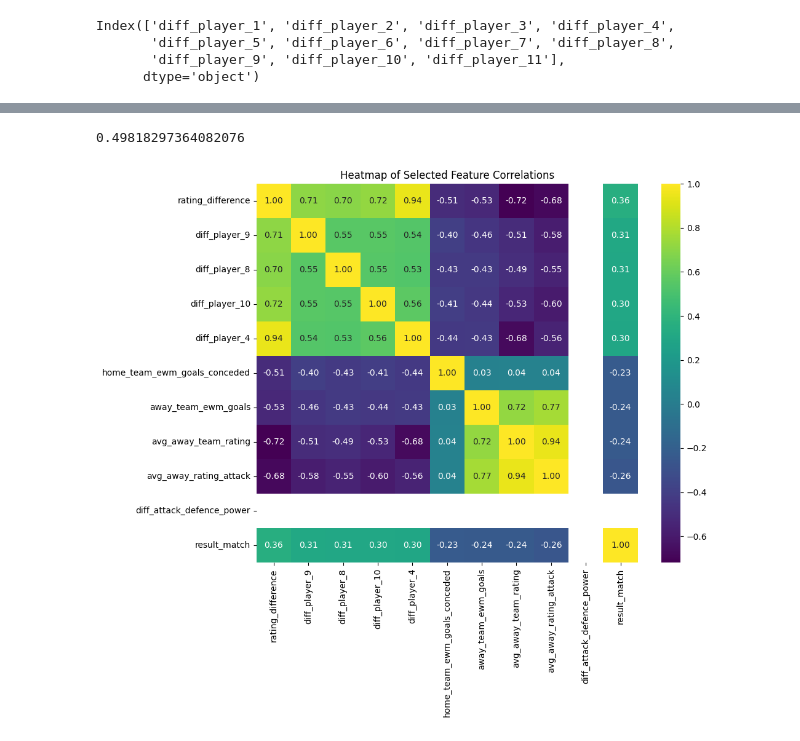
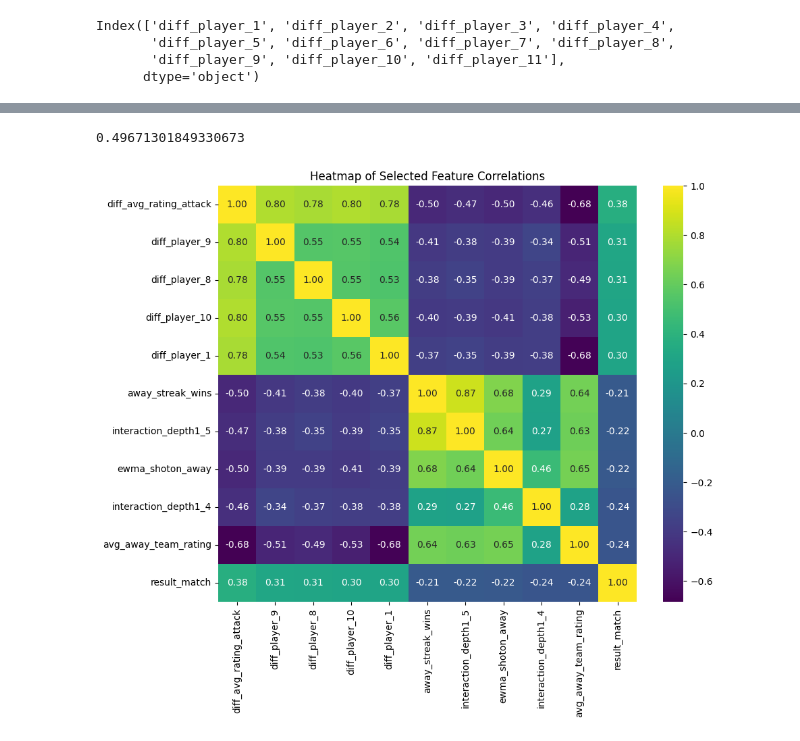
Before and after one commit to kamil0920/aws_football, a Jupyter notebook: pipelines/feature_engnering.ipynb, the cells around one changed output, grey strips where cells are left out. Cells and saved outputs as stored; diff of their text form; code cells hidden in the pictures.

Commit message:
Prepare data tuning params(decay factor, alpha), feature engineering wip, start with tuning model

```diff
--- a/pipelines/feature_engnering.ipynb
+++ b/pipelines/feature_engnering.ipynb
@@ -373,8 +350,2 @@ df_['avg_home_rating_defence'] = df_[home_players_1_5].mean(axis=1).round(2)
 # %%
-df_['rating_difference'] = df_['avg_home_team_rating'] - df_['avg_away_team_rating']
+# df_['rating_difference'] = df_['avg_home_team_rating'] - df_['avg_away_team_rating'] drastically lower
-# %%
-df_['home_attack_defense_prowess'] = (df_['away_goals_rolling'] / df_['away_shots_on_rolling']) * (df_['home_goals_rolling'] / df_['home_shots_on_rolling'])
-df_['away_attack_defense_prowess'] = (df_['home_goals_rolling'] / df_['home_shots_on_rolling']) * (df_['away_goals_rolling'] / df_['away_shots_on_rolling'])
-
-df_['diff_attack_defence_power'] = df_['home_attack_defense_prowess'] - df_['away_attack_defense_prowess']
-df_.drop(['home_attack_defense_prowess', 'away_attack_defense_prowess'], axis=1, inplace=True)
@@ -381,8 +361,19 @@ df_.drop(['home_attack_defense_prowess', 'away_attack_defense_prowess'], axis=1,
+# %%
+# Interaction Depth 1 examples
+# df_['interaction_depth1_3'] = df_['away_streak_wins'] * df_['ewma_shoton_home']
+df_['interaction_depth1_4'] = df_['ewma_shoton_away'] * df_['home_team_ewm_goals_conceded'] # +q
+df_['interaction_depth1_5'] = df_['away_streak_wins'] * df_['away_team_ewm_goals'] # +q
+# df_['interaction_depth1_6'] = df_['home_team_ewm_goals'] * df_['home_team_ewm_goals_conceded']
+
+# Interaction Depth 2 examples
+df_['interaction_depth2_2'] = df_['away_team_ewm_goals'] * df_['away_team_ewm_goals_conceded'] * df_['ewma_shoton_home'] # +q
+# df_['interaction_depth2_3'] = df_['home_streak_wins'] * df_['away_streak_wins'] * df_['avg_home_team_rating']
+# df_['interaction_depth2_4'] = df_['ewma_shoton_home'] * df_['home_team_ewm_goals'] * df_['avg_away_team_rating']
+
+# Example of a more complex interaction
+# df_['interaction_depth2_5'] = df_['diff_avg_rating_attack'] * df_['away_team_ewm_goals'] * df_['home_team_ewm_goals_conceded']
 # %%
-# Splitting the original dataset
-X = df_.drop(['result_match'], axis=1)
-y = df_['result_match']
-X_train_full, X_test_full, y_train, y_test = train_test_split(X, y, test_size=0.2, random_state=42)
+X_train_full, X_test_full, y_train, y_test = train_test_split(df_, y, test_size=0.2, random_state=42)
 
 # Initialize the XGBClassifier
 xgb_full = XGBClassifier(random_state=42)
@@ -396,31 +387,31 @@ accuracy_full = f1_score(y_test, y_pred_full, average='weighted')
 
 accuracy_full
 # %% [output]
-0.49818297364082076
+0.49671301849330673
 # %%
 # Calculate the Pearson correlation matrix
-correlation_matrix = df_.corr()
+correlation_matrix = df_.assign(result_match=y).corr()
 
 # Extract the correlations with the target variable 'result_match'
 correlations_with_target = correlation_matrix['result_match'].sort_values(ascending=False)
 
 correlations_with_target
 
 # Select the top 5 positively correlated and top 5 negatively correlated features (excluding the target itself)
 top_positive_correlated_features = correlations_with_target.index[1:6].tolist()
 top_negative_correlated_features = correlations_with_target.index[-5:].tolist()
 selected_features = top_positive_correlated_features + top_negative_correlated_features
 
 # Create a new dataframe with the selected features and the target variable
-selected_data = df_[selected_features + ['result_match']]
+selected_data = df_.assign(result_match=y)[selected_features + ['result_match']]
 
 # Create a heatmap for the selected features
 plt.figure(figsize=(10, 8))
 sns.heatmap(selected_data.corr(), annot=True, fmt=".2f", cmap='viridis')
 plt.title('Heatmap of Selected Feature Correlations')
 plt.show()
 # %% [output]
-[figure, old version]
+[figure, new version]
 # %%
 import xgbfir
 
```
Also changed, not shown: parts of 37 cells of this notebook, 2 other files.
